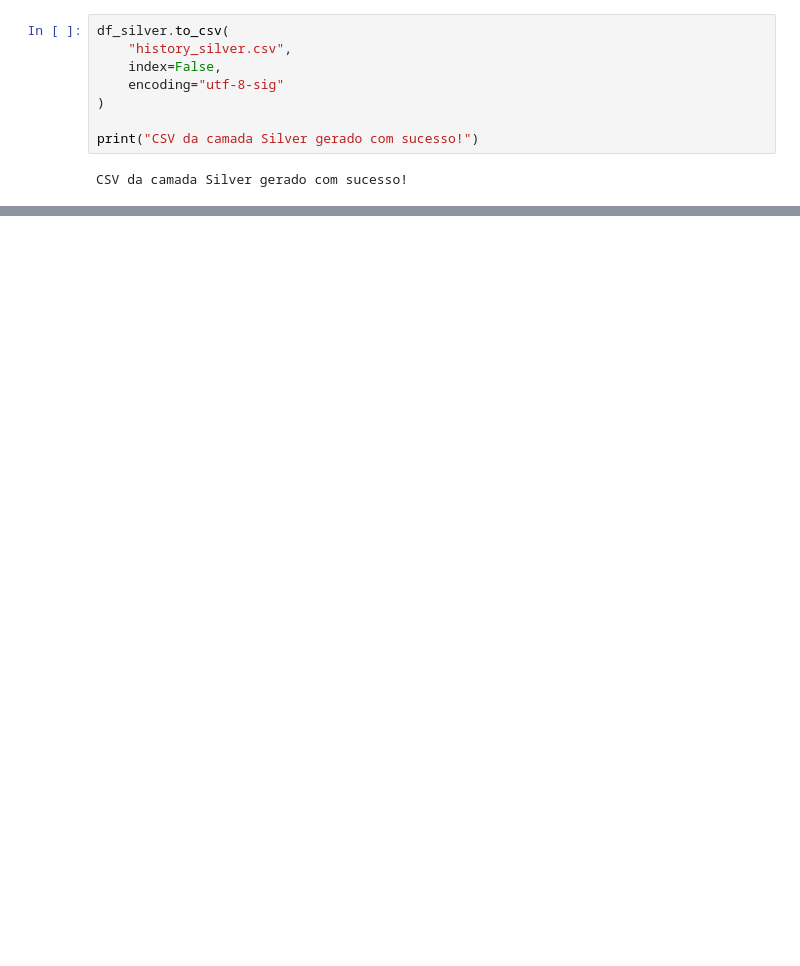
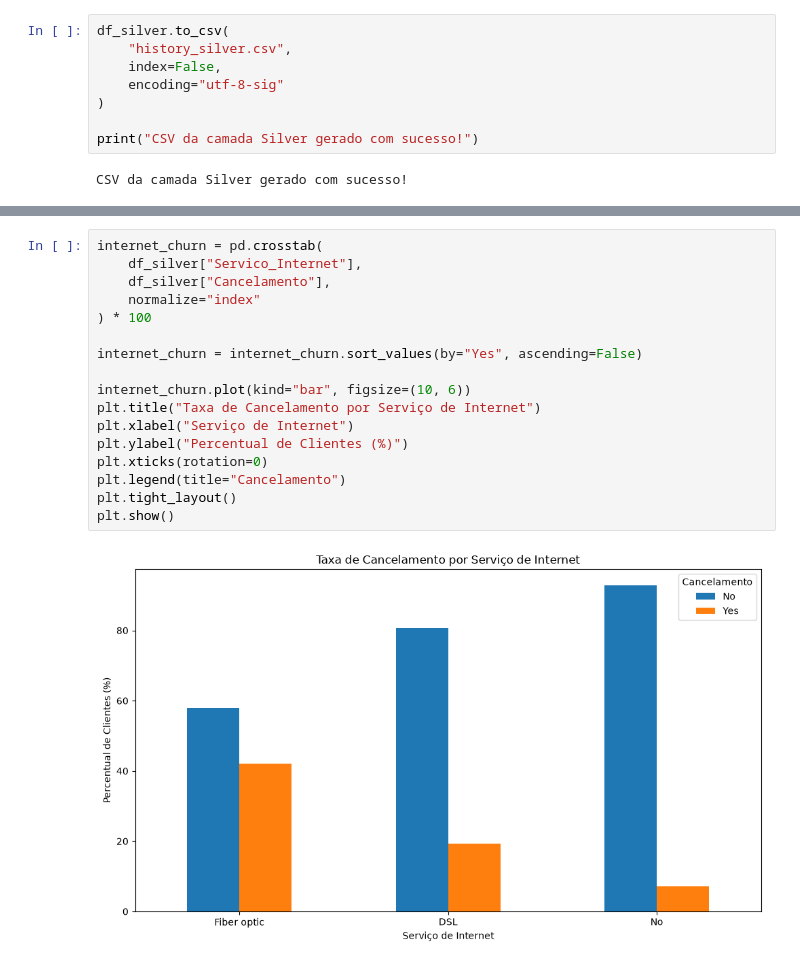
Before and after one commit to gziinx/PII2_databricks, a Jupyter notebook: 02_silver.ipynb, the cells around one changed output, grey strips where cells are left out. Drawn from its saved outputs; the diff is of its cells as text; blank space fills up the shorter version.

```diff
--- a/02_silver.ipynb
+++ b/02_silver.ipynb
@@ -304,0 +445,19 @@ Coluna renomeada com sucesso!
+# %%
+internet_churn = pd.crosstab(
+    df_silver["Servico_Internet"],
+    df_silver["Cancelamento"],
+    normalize="index"
+) * 100
+
+internet_churn = internet_churn.sort_values(by="Yes", ascending=False)
+
+internet_churn.plot(kind="bar", figsize=(10, 6))
+plt.title("Taxa de Cancelamento por Serviço de Internet")
+plt.xlabel("Serviço de Internet")
+plt.ylabel("Percentual de Clientes (%)")
+plt.xticks(rotation=0)
+plt.legend(title="Cancelamento")
+plt.tight_layout()
+plt.show()
+# %% [output]
+[figure, added]
```
Also changed, not shown: parts of 23 cells of this notebook, 1 other file.
